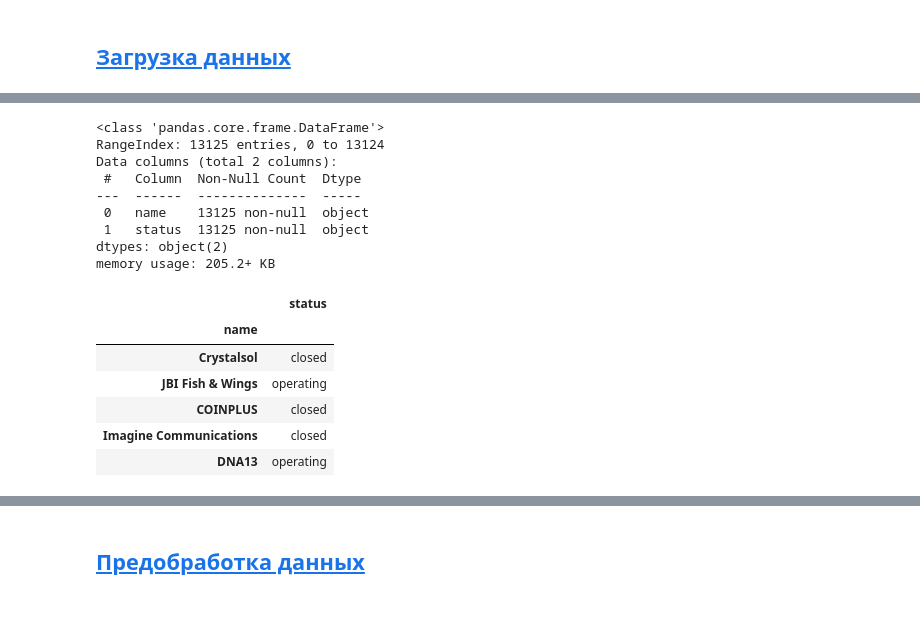
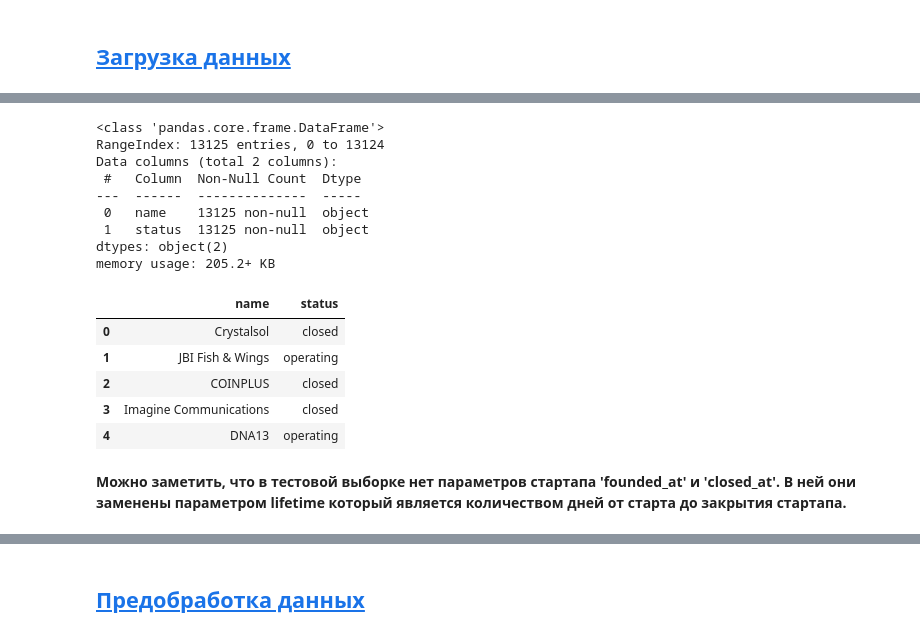
Before and after one commit to VladimirEis/masterskaya_project, a Jupyter notebook: masterskaya_project.ipynb, the cells around one changed output, grey strips where cells are left out. Drawn from its saved outputs; the diff is of its cells as text; code cells hidden in the pictures; blank space fills up the shorter version.

```diff
--- a/masterskaya_project.ipynb
+++ b/masterskaya_project.ipynb
@@ -101,29 +96,25 @@ memory usage: 1.1+ MB
 # %%
 # Загружаем информацию о статусе стартапа
 startups_status = pd.read_csv(
     'datasets/kaggle_startups_sample_submit_28062024.csv'
 )
 # Просматриваем первичную информацию о датасете
 startups_status.info()
-startups_status = (
-    startups_status.set_index('name')
-)
 # Просматриваем первые 5 строк датасета
 startups_status.head()
 # %% [output]
 <class 'pandas.core.frame.DataFrame'>
 RangeIndex: 13125 entries, 0 to 13124
 Data columns (total 2 columns):
  #   Column  Non-Null Count  Dtype
 ---  ------  --------------  -----
  0   name    13125 non-null  object
  1   status  13125 non-null  object
 dtypes: object(2)
 memory usage: 205.2+ KB
-|  | status |
-| name |  |
-| Crystalsol | closed |
-| JBI Fish & Wings | operating |
-| COINPLUS | closed |
-| Imagine Communications | closed |
-| DNA13 | operating |
+|  | name | status |
+| 0 | Crystalsol | closed |
+| 1 | JBI Fish & Wings | operating |
+| 2 | COINPLUS | closed |
+| 3 | Imagine Communications | closed |
+| 4 | DNA13 | operating |
@@ -129,0 +124,2 @@ memory usage: 205.2+ KB
+# %% [markdown]
+**Можно заметить, что в тестовой выборке нет параметров стартапа 'founded_at' и 'closed_at'. В ней они заменены параметром lifetime который является количеством дней от старта до закрытия стартапа.**
```
Also changed, not shown: parts of 27 cells of this notebook.
